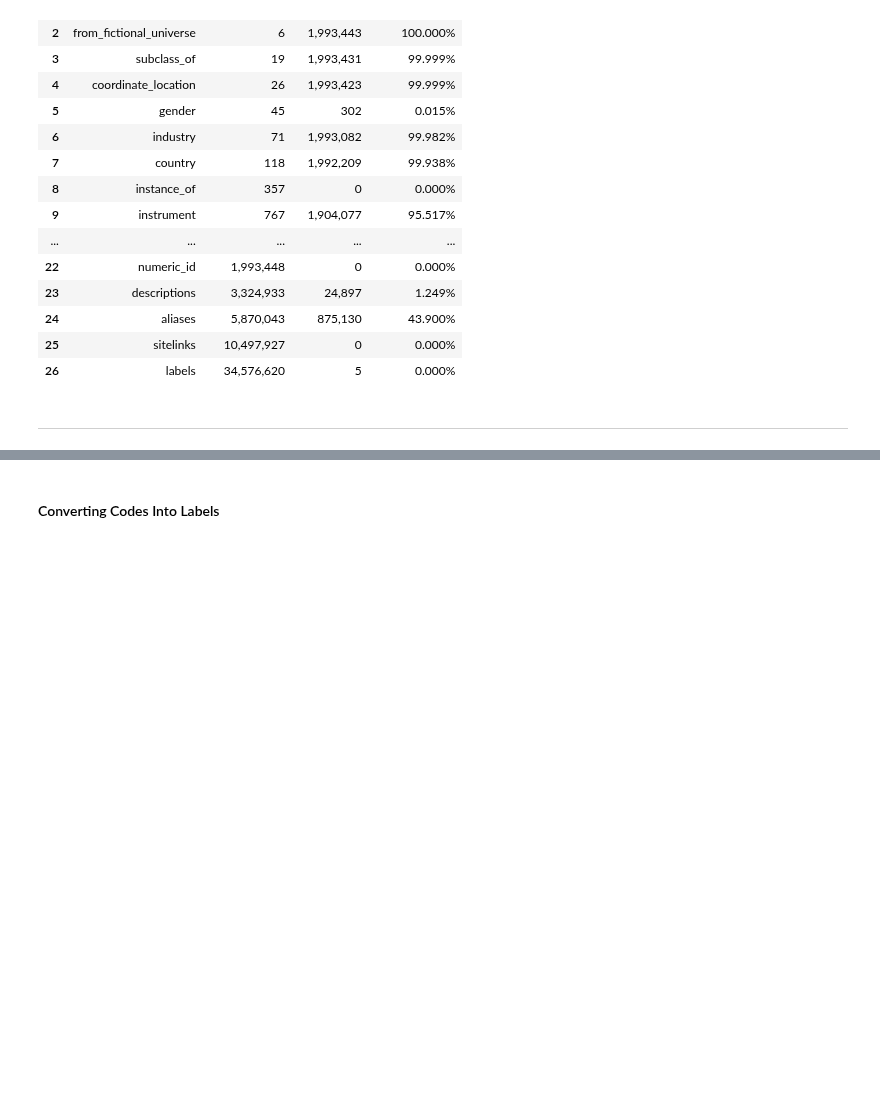
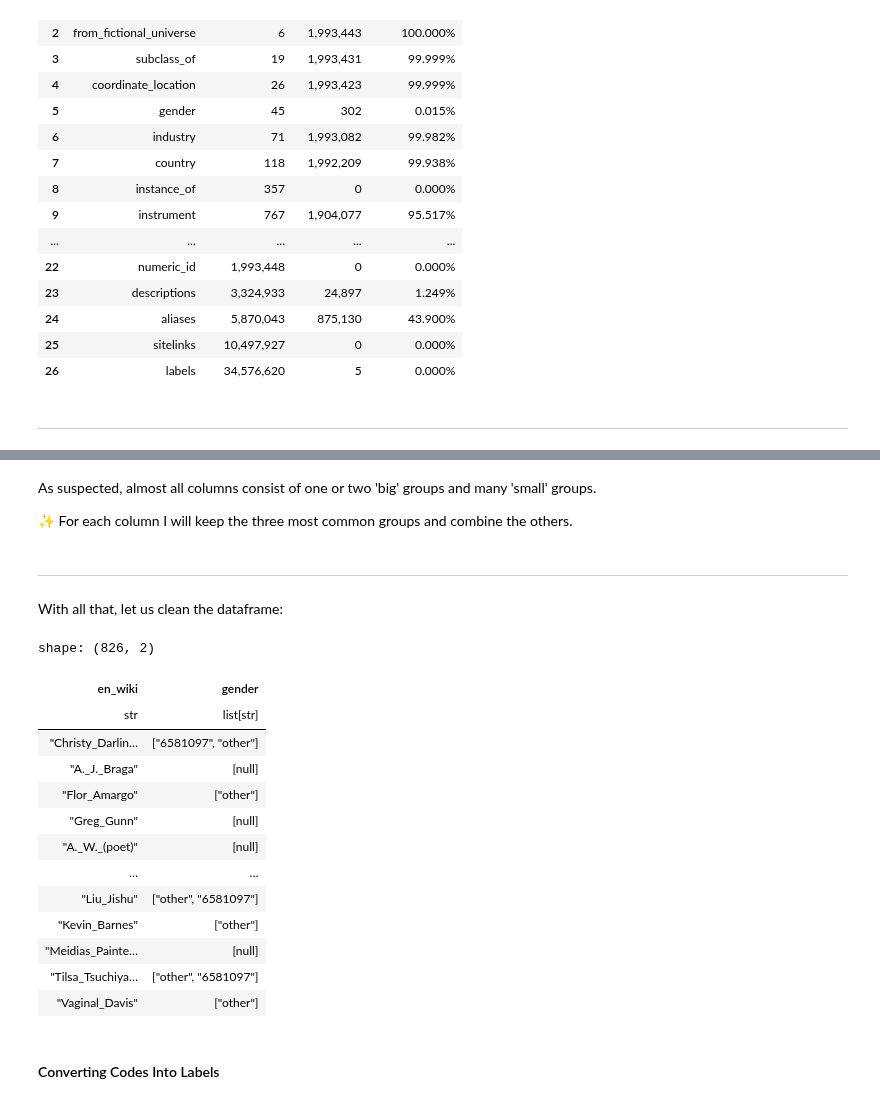
Before and after one commit to MNetanel/wikipedia-people-page-views-patterns, a Jupyter notebook: notebooks/wikipedia_pageviews_project.ipynb, the cells around one changed output, grey strips where cells are left out. Saved outputs shown, nothing was run; the diff lists cells and outputs as text; code cells hidden in the pictures; blank space fills up the shorter version.

Commit message:
Continue with cleanup

```diff
--- a/notebooks/wikipedia_pageviews_project.ipynb
+++ b/notebooks/wikipedia_pageviews_project.ipynb
@@ -520,0 +539,33 @@ Types 1 and 2 are easy as the process is automatic. For types 3 and 4, we would
+# %% [markdown]
+As suspected, almost all columns consist of one or two 'big' groups and many 'small' groups.
+
+✨ For each column I will keep the three most common groups and combine the others.
+# %% [markdown]
+---
+# %% [markdown]
+With all that, let us clean the dataframe:
+# %%
+(info_df[['en_wiki', 'gender']]
+ .with_columns(pl.col('gender').list.eval(pl.element().struct[0]))
+ .filter(pl.col('gender').list.len().is_in([0, 2]))
+ .explode('gender')
+ .with_columns(pl.when(pl.col('gender').is_in(['6581097']).or_(pl.col('gender').is_null())).then(pl.col('gender')).otherwise(pl.lit('other')))
+ .unique()
+ .group_by('en_wiki')
+ .agg('gender')
+)
+# %% [output]
+shape: (826, 2)
+| en_wiki | gender |
+| str | list[str] |
+| "Christy_Darlin… | ["6581097", "other"] |
+| "A._J._Braga" | [null] |
+| "Flor_Amargo" | ["other"] |
+| "Greg_Gunn" | [null] |
+| "A._W._(poet)" | [null] |
+| … | … |
+| "Liu_Jishu" | ["other", "6581097"] |
+| "Kevin_Barnes" | ["other"] |
+| "Meidias_Painte… | [null] |
+| "Tilsa_Tsuchiya… | ["other", "6581097"] |
+| "Vaginal_Davis" | ["other"] |
```
Also changed, not shown: parts of 15 cells of this notebook, 2 other files.
